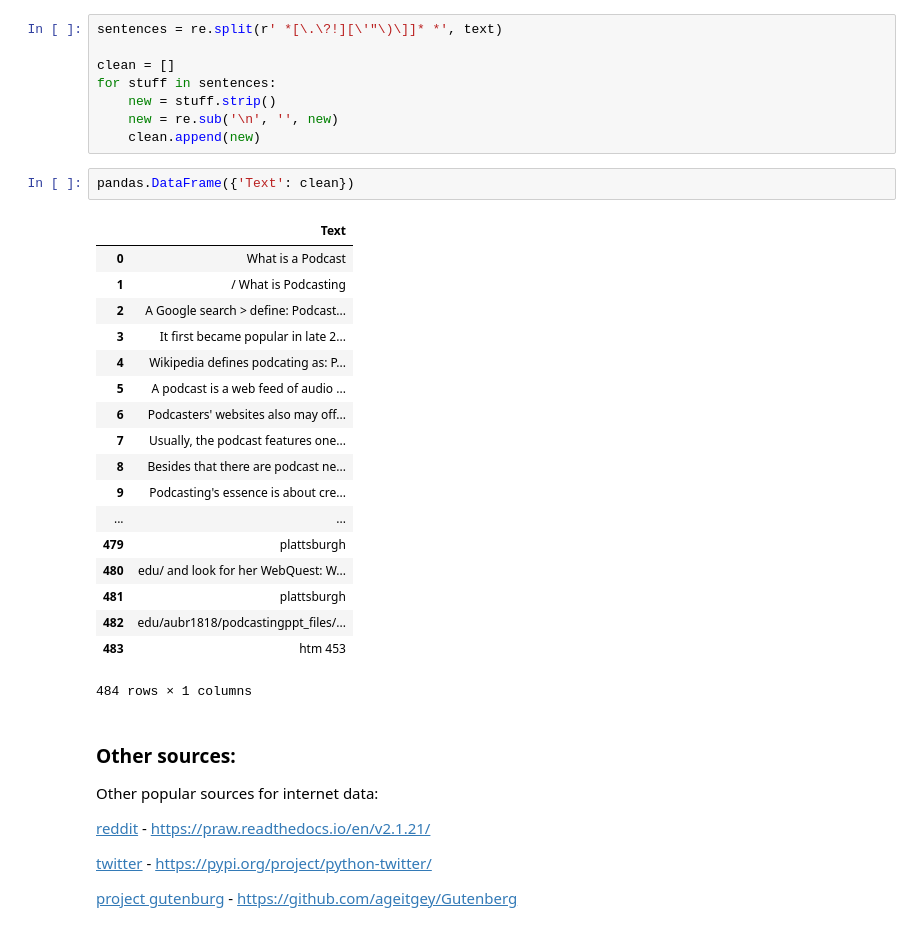
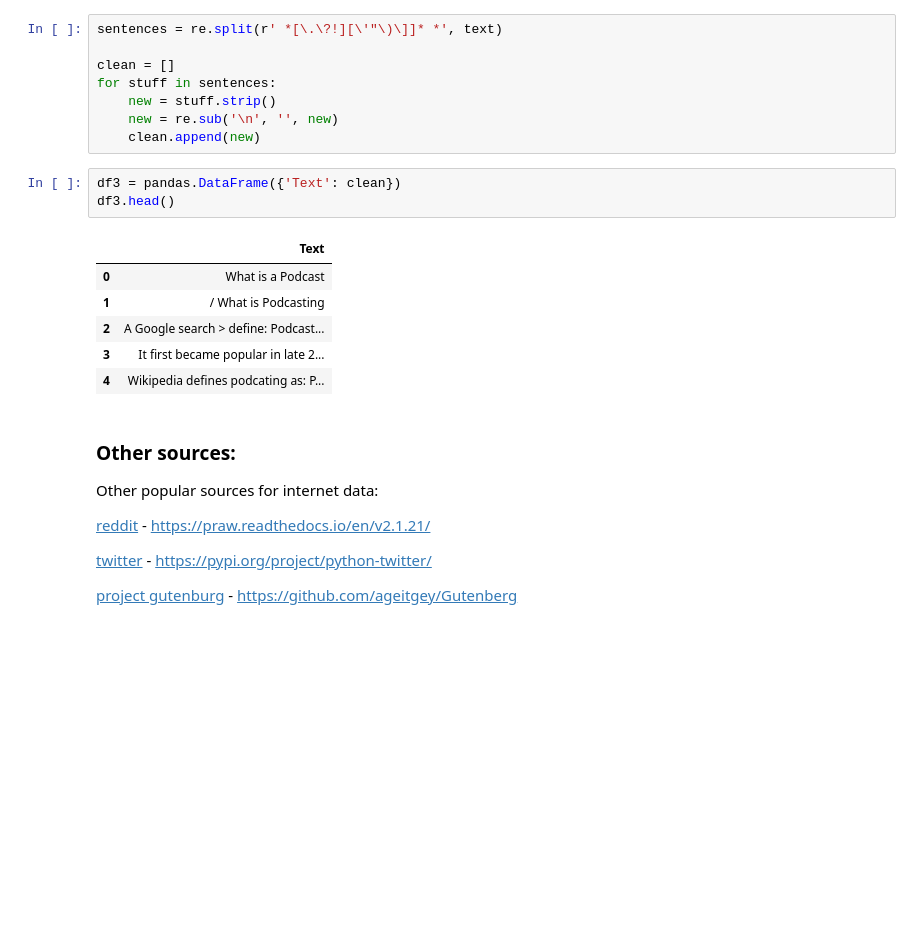
Before and after one commit to laurenjli/Content-Analysis-2020, a Jupyter notebook: week-1/1-intro.ipynb, the cells around one changed output. Drawn from its saved outputs; the diff is of its cells as text; blank space fills up the shorter version.

```diff
--- a/week-1/1-intro.ipynb
+++ b/week-1/1-intro.ipynb
@@ -1166,26 +1059,15 @@ for stuff in sentences:
     new = re.sub('\n', '', new)
     clean.append(new)
 # %%
-pandas.DataFrame({'Text': clean})
+df3 = pandas.DataFrame({'Text': clean})
+df3.head()
 # %% [output]
 |  | Text |
 | 0 | What is a Podcast |
 | 1 | / What is Podcasting |
 | 2 | A Google search > define: Podcast... |
 | 3 | It first became popular in late 2... |
 | 4 | Wikipedia defines podcating as: P... |
-| 5 | A podcast is a web feed of audio ... |
-| 6 | Podcasters' websites also may off... |
-| 7 | Usually, the podcast features one... |
-| 8 | Besides that there are podcast ne... |
-| 9 | Podcasting's essence is about cre... |
-| ... | ... |
-| 479 | plattsburgh |
-| 480 | edu/ and look for her WebQuest: W... |
-| 481 | plattsburgh |
-| 482 | edu/aubr1818/podcastingppt_files/... |
-| 483 | htm 453 |
-484 rows × 1 columns
 # %% [markdown]
 ### Other sources:
 
```
Also changed, not shown: parts of 21 cells of this notebook.
